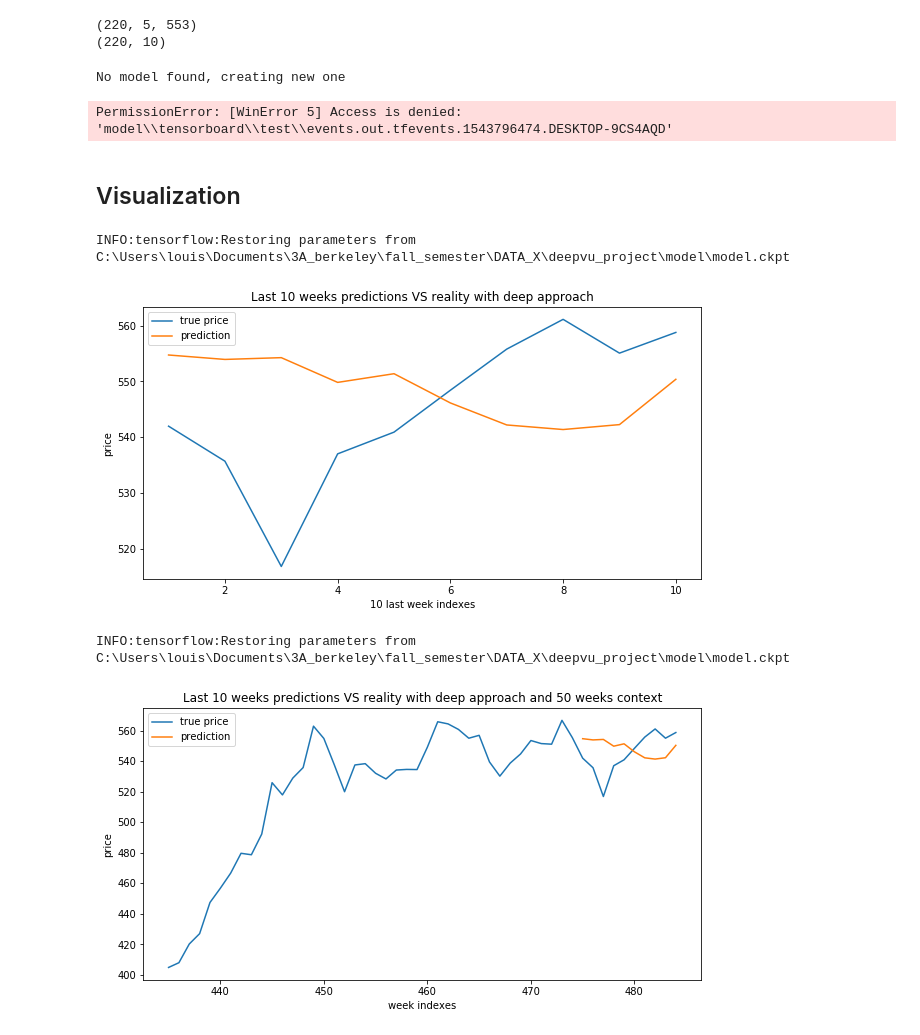
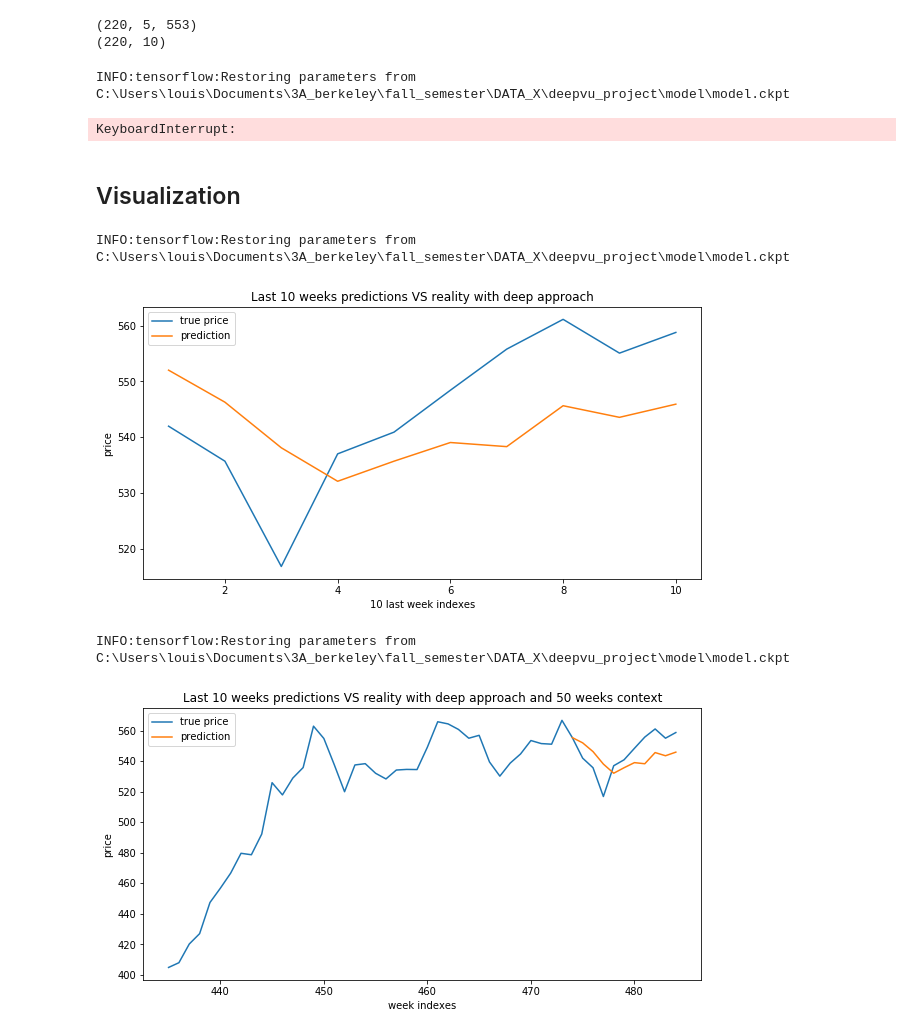
Before and after one commit to LouisTilloy/deepvu_project, a Jupyter notebook: deep_approach.ipynb, the cells around one changed output. Drawn from its saved outputs; the diff is of its cells as text; code cells hidden in the pictures.

```diff
--- a/deep_approach.ipynb
+++ b/deep_approach.ipynb
@@ -157,7 +157,7 @@ def model_rnn(N_previous_weeks, num_units):
 
     # define model
     # 'inputs' is a tensor of shape [batch_size, max_time, cell_state_size]
-    lstm_cell = LSTMBlockCell(num_units)
+    lstm_cell = LSTMBlockCell(num_units, use_peephole=True)
 
     # defining initial state
     initial_state = lstm_cell.zero_state(tf.shape(labels_ph)[0], dtype=tf.float32)
@@ -177,8 +177,8 @@ def model_rnn(N_previous_weeks, num_units):
     dense_layer = tf.layers.dropout(dense_layer, dropout_ph)
 
     #dense_layer = tf.layers.dense(dense_layer, num_units, activation=tf.nn.leaky_relu)
-    #dense_layer = tf.layers.dense(dense_layer, num_units, activation=tf.nn.tanh)
-    #dense_layer = tf.layers.dropout(dense_layer, dropout_ph)
+    dense_layer = tf.layers.dense(dense_layer, num_units, activation=tf.nn.tanh)
+    dense_layer = tf.layers.dropout(dense_layer, dropout_ph)
 
     predictions = tf.layers.dense(dense_layer, 10, activation=None, use_bias=False)
 
@@ -222,6 +222,10 @@ dataset = dataset.repeat()
 dataset = dataset.batch(32)
 iterator = dataset.make_one_shot_iterator()
 # %%
+# You can re-run this cell as many times as you want, or stop it at any time as you want,
+# the model is automatically saved every 10 steps.
+# Too see the evolution of the RMSE and the graph of the model, run the command:
+# tensorboard --logdir model/tensorboard
 saver = tf.train.Saver()
 model_path = os.path.join(os.getcwd(), "model")
 save_path = os.path.join(model_path, "model.ckpt")
@@ -267,16 +271,8 @@ with tf.Session() as sess:
             # save model
             saver.save(sess, save_path)
 # %% [output]
-No model found, creating new one
+INFO:tensorflow:Restoring parameters from C:\Users\louis\Documents\3A_berkeley\fall_semester\DATA_X\deepvu_project\model\model.ckpt
+KeyboardInterrupt:
-# %%
-#### Reset tensorboard & model
-import shutil
-
-shutil.rmtree("model")
-os.mkdir("model")
-os.mkdir("model/tensorboard")
-# %% [output]
-PermissionError: [WinError 5] Access is denied: 'model\\tensorboard\\test\\events.out.tfevents.1543796474.DESKTOP-9CS4AQD'
 # %% [markdown]
 <h2> Visualization </h2>
 # %%
@@ -298,7 +294,7 @@ plt.legend()
 plt.savefig(os.getcwd() + "\\figures\\deep_approach.png")
 # %% [output]
 INFO:tensorflow:Restoring parameters from C:\Users\louis\Documents\3A_berkeley\fall_semester\DATA_X\deepvu_project\model\model.ckpt
-[figure, old version]
+[figure, new version]
 # %%
 def get_all_weekly_data(df):
     p0_means = []
@@ -312,19 +308,19 @@ week_datas = get_all_weekly_data(df)
 # %%
 with tf.Session() as sess:
     saver.restore(sess, save_path)
     y_hat = sess.run(predictions, feed_dict={features_ph: x_pca, labels_ph: [[0]*10]})[0]
 
 indices = np.arange(0, len(week_datas))
 
 
 plt.figure(figsize=(10,5))
 plt.plot(indices[-50:], week_datas[-50:], label="true price")
-plt.plot(indices[-10:], y_hat, label="prediction")
+plt.plot(indices[-11:], [week_datas[-11]] + list(y_hat), label="prediction")
 plt.title("Last 10 weeks predictions VS reality with deep approach and 50 weeks context")
 plt.ylabel("price")
 plt.xlabel("week indexes")
 plt.legend()
 plt.savefig(os.getcwd() + "\\figures\\50_deep_approach.png")
 # %% [output]
 INFO:tensorflow:Restoring parameters from C:\Users\louis\Documents\3A_berkeley\fall_semester\DATA_X\deepvu_project\model\model.ckpt
-[figure, old version]
+[figure, new version]
```
Also changed, not shown: 7 other files.
